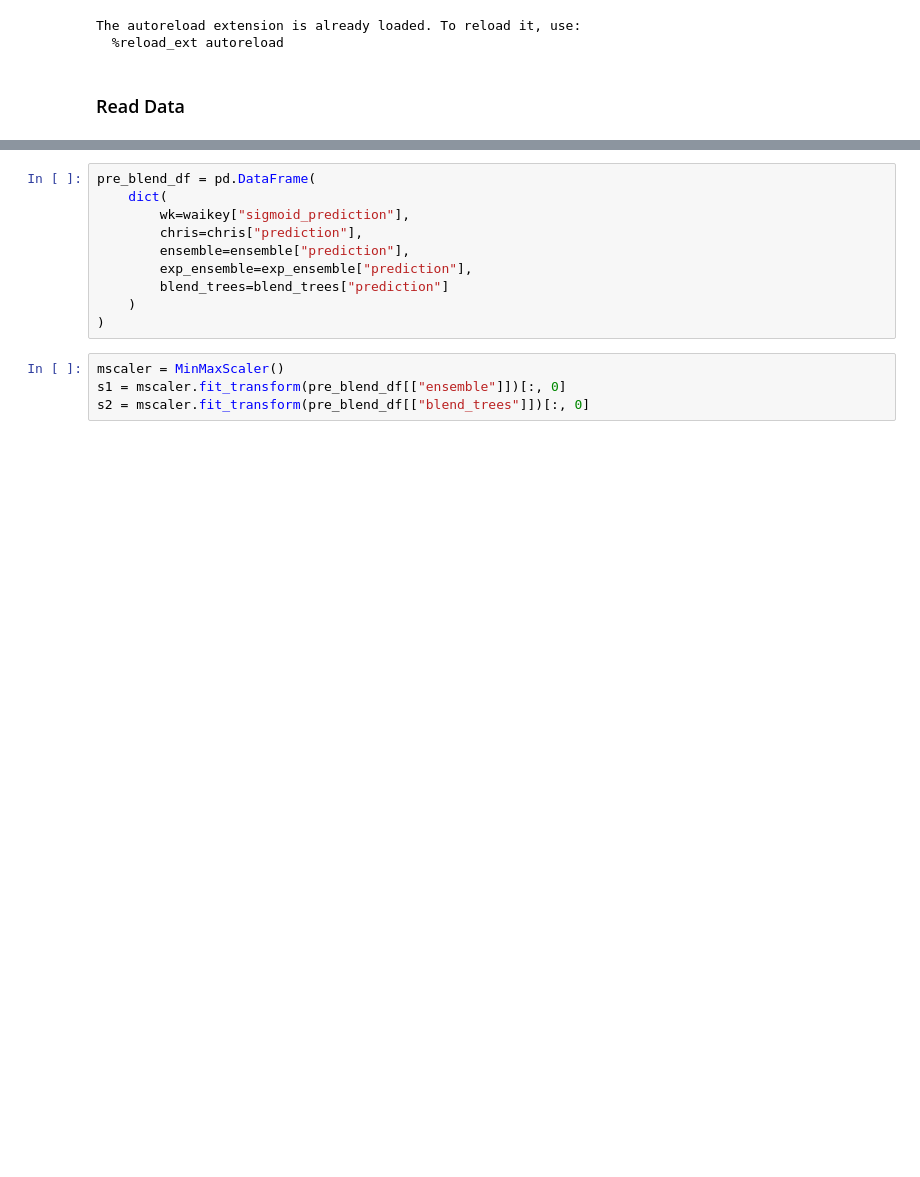
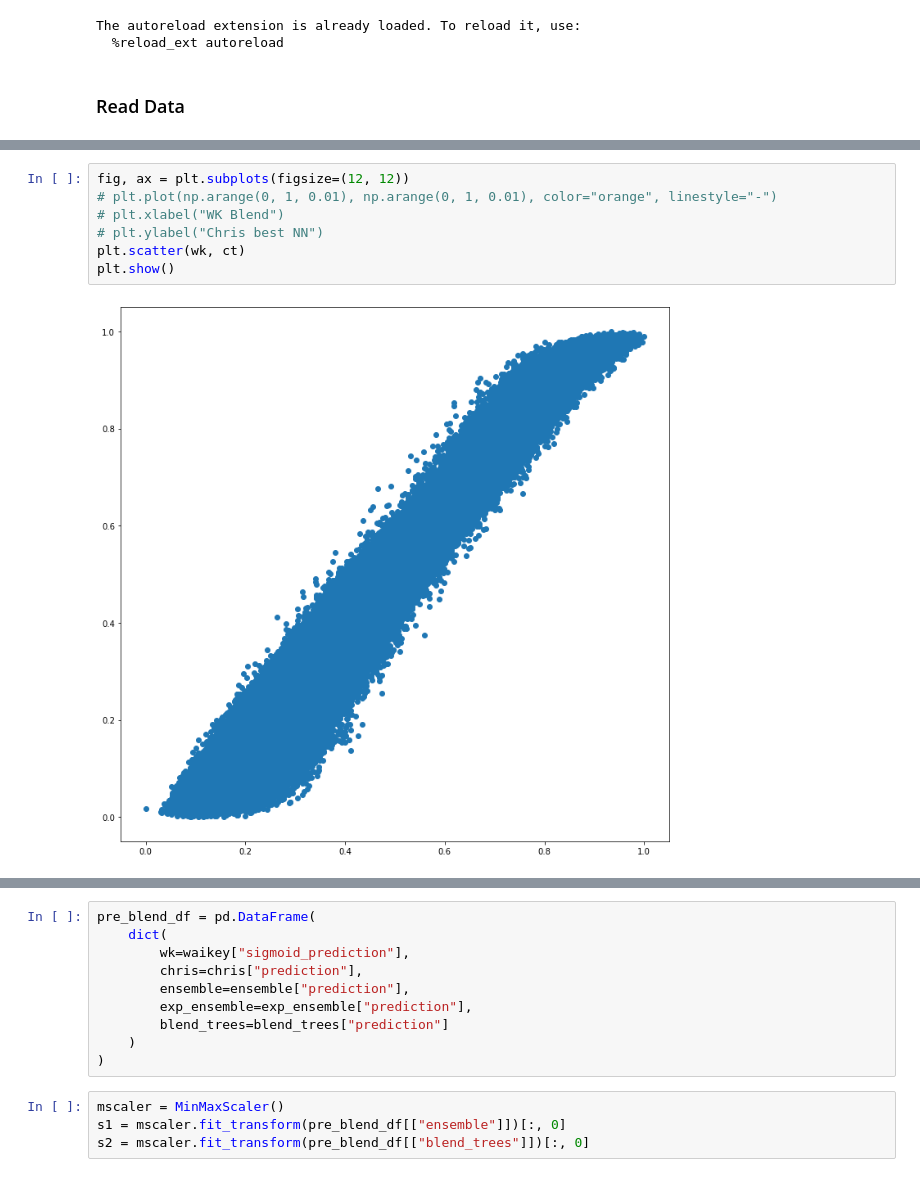
Before and after one commit to waikey-lee/kaggle-amex, a Jupyter notebook: notebooks/7b.ensemble_submission.ipynb, the cells around one changed output, grey strips where cells are left out. Saved outputs shown, nothing was run; the diff lists cells and outputs as text; blank space fills up the shorter version.

```diff
--- a/notebooks/7b.ensemble_submission.ipynb
+++ b/notebooks/7b.ensemble_submission.ipynb
@@ -41,0 +300,9 @@ Shape of data: (924621, 2)
+# %%
+fig, ax = plt.subplots(figsize=(12, 12))
+# plt.plot(np.arange(0, 1, 0.01), np.arange(0, 1, 0.01), color="orange", linestyle="-")
+# plt.xlabel("WK Blend")
+# plt.ylabel("Chris best NN")
+plt.scatter(wk, ct)
+plt.show()
+# %% [output]
+[figure, added]
```
Also changed, not shown: parts of 61 cells of this notebook, 5 other files.
